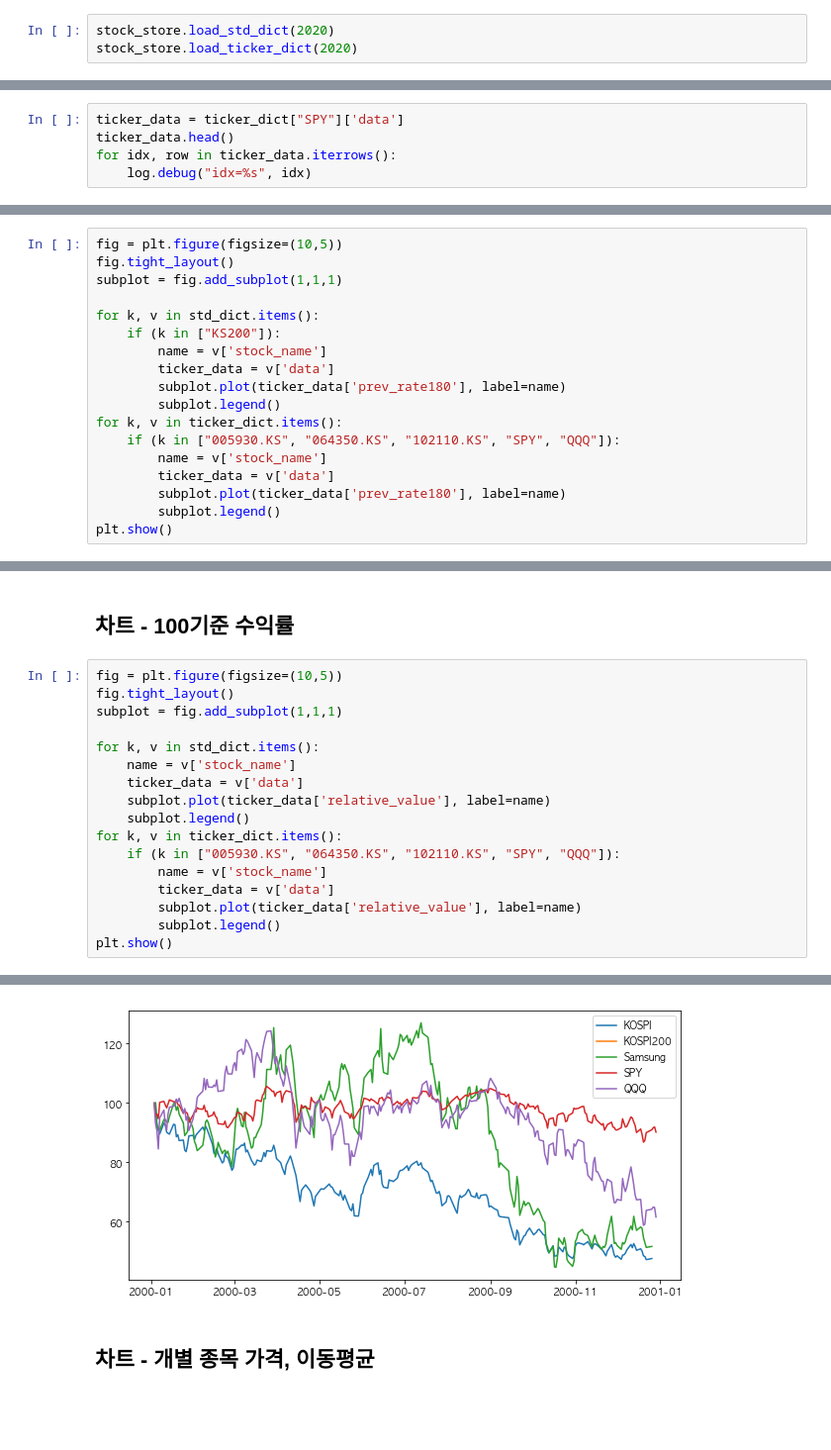
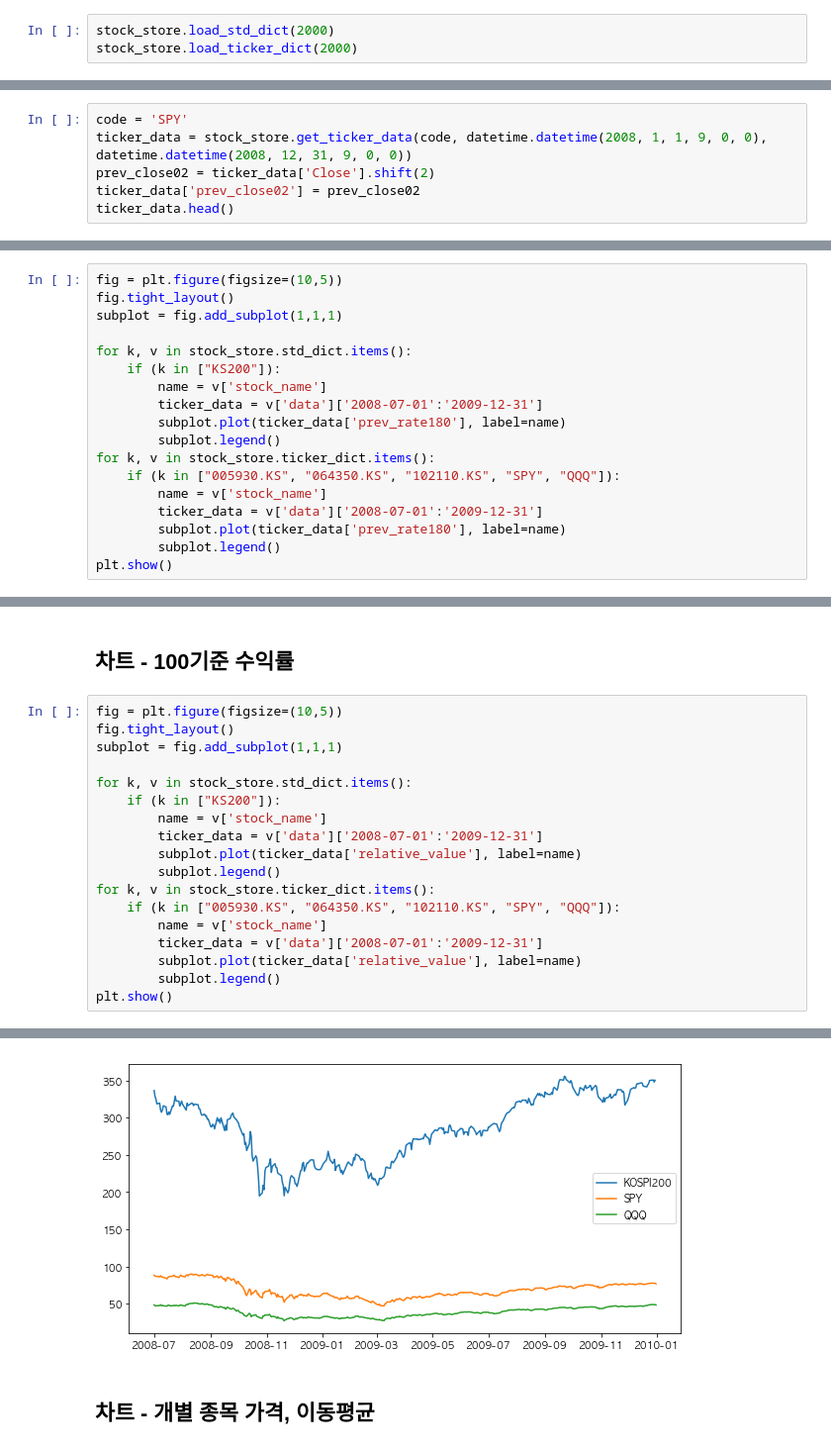
Before and after one commit to thyun/test-quant, a Jupyter notebook: backtest.ipynb, the cells around one changed output, grey strips where cells are left out. Shown at 99% size. Saved outputs shown, nothing was run; the diff lists cells and outputs as text; blank space fills up the shorter version.

```diff
--- a/backtest.ipynb
+++ b/backtest.ipynb
@@ -355,4 +608,4 @@ stock_store.ticker_dict
   Index: []}}
 # %%
-stock_store.load_std_dict(2020)
-stock_store.load_ticker_dict(2020)
+stock_store.load_std_dict(2000)
+stock_store.load_ticker_dict(2000)
@@ -419,0 +663,6 @@ ticker_data.head()
+# %%
+code = 'SPY'
+ticker_data = stock_store.get_ticker_data(code, datetime.datetime(2008, 1, 1, 9, 0, 0), datetime.datetime(2008, 12, 31, 9, 0, 0))
+prev_close02 = ticker_data['Close'].shift(2)
+ticker_data['prev_close02'] = prev_close02
+ticker_data.head()
@@ -433,5 +706,0 @@ ticker_data["2020-12-19":"2021-01-15"]
-# %%
-ticker_data = ticker_dict["SPY"]['data']
-ticker_data.head()
-for idx, row in ticker_data.iterrows():
-    log.debug("idx=%s", idx)
@@ -460,16 +711,16 @@ fig = plt.figure(figsize=(10,5))
 fig.tight_layout()
 subplot = fig.add_subplot(1,1,1)
 
-for k, v in std_dict.items():
+for k, v in stock_store.std_dict.items():
     if (k in ["KS200"]):
         name = v['stock_name']
-        ticker_data = v['data']
+        ticker_data = v['data']['2008-07-01':'2009-12-31']
         subplot.plot(ticker_data['prev_rate180'], label=name)
         subplot.legend()
-for k, v in ticker_dict.items():
+for k, v in stock_store.ticker_dict.items():
     if (k in ["005930.KS", "064350.KS", "102110.KS", "SPY", "QQQ"]):
         name = v['stock_name']
-        ticker_data = v['data']
+        ticker_data = v['data']['2008-07-01':'2009-12-31']
         subplot.plot(ticker_data['prev_rate180'], label=name)
         subplot.legend()
 plt.show()
@@ -486,15 +737,16 @@ fig = plt.figure(figsize=(10,5))
 fig.tight_layout()
 subplot = fig.add_subplot(1,1,1)
 
-for k, v in std_dict.items():
-    name = v['stock_name']
-    ticker_data = v['data']
-    subplot.plot(ticker_data['relative_value'], label=name)
-    subplot.legend()
-for k, v in ticker_dict.items():
+for k, v in stock_store.std_dict.items():
+    if (k in ["KS200"]):
+        name = v['stock_name']
+        ticker_data = v['data']['2008-07-01':'2009-12-31']
+        subplot.plot(ticker_data['relative_value'], label=name)
+        subplot.legend()
+for k, v in stock_store.ticker_dict.items():
     if (k in ["005930.KS", "064350.KS", "102110.KS", "SPY", "QQQ"]):
         name = v['stock_name']
-        ticker_data = v['data']
+        ticker_data = v['data']['2008-07-01':'2009-12-31']
         subplot.plot(ticker_data['relative_value'], label=name)
         subplot.legend()
 plt.show()
@@ -506,4 +758,4 @@ plt.show()
-[figure, old version]
+[figure, new version]
 # %% [markdown]
 ## 차트 - 개별 종목 가격, 이동평균
 # %%
```
Also changed, not shown: parts of 47 cells of this notebook, 2 other files.
